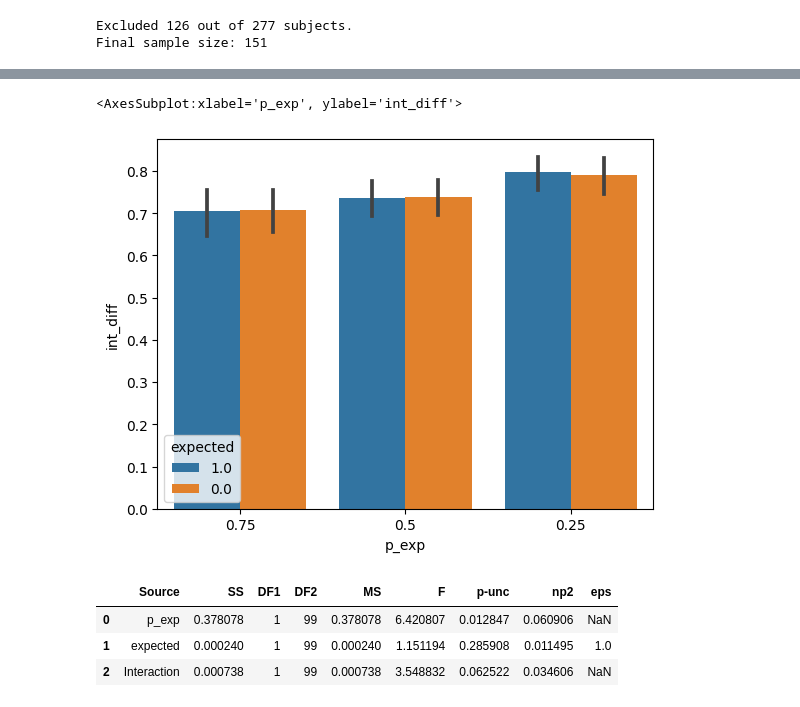
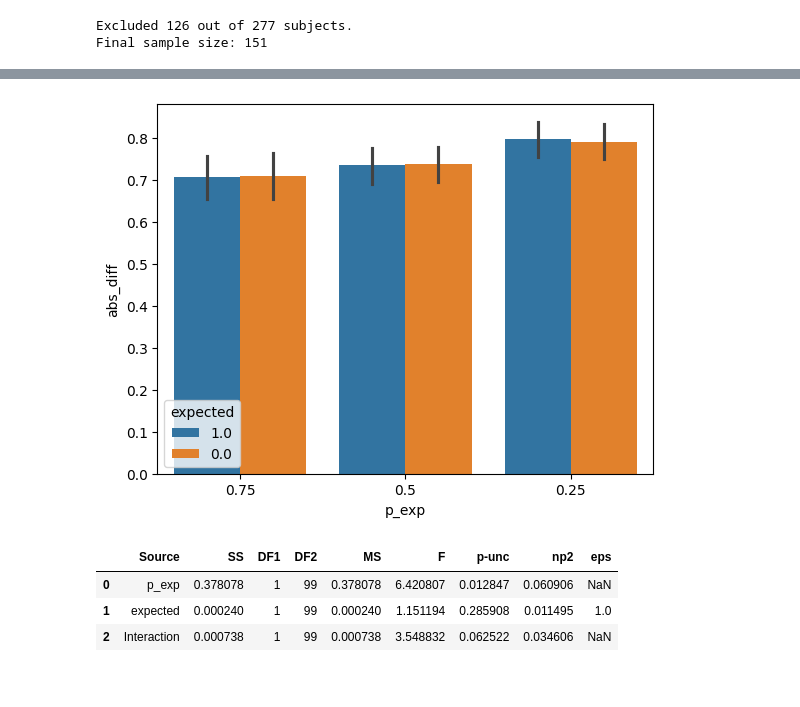
Before and after one commit to GAldegheri/scenecontext-zoom, a Jupyter notebook: analysis/ReadData.ipynb, the cells around one changed output, grey strips where cells are left out. Drawn from its saved outputs; the diff is of its cells as text; code cells hidden in the pictures.

```diff
--- a/analysis/ReadData.ipynb
+++ b/analysis/ReadData.ipynb
@@ -33,6 +30,8 @@ allsubjdata
 | 53182 | 3.0 | 0.0 | -1.0 | 90.0 | Zoom_Sequences_FixedLight/Scene3_... | Zoom_Sequences_FixedLight/Scene3_... | Zoom_Sequences_FixedLight/Scene3_... | Translate_Views_FixedLight/Scene3... | Translate_Views_FixedLight/Scene3... | -0.925 | ... |
 | 53183 | 10.0 | 0.0 | -1.0 | 30.0 | Zoom_Sequences_FixedLight/Scene10... | Zoom_Sequences_FixedLight/Scene10... | Zoom_Sequences_FixedLight/Scene10... | Translate_Views_FixedLight/Scene1... | Translate_Views_FixedLight/Scene1... | -0.900 | ... |
 53184 rows × 18 columns
+# %%
+allsubjdata['abs_diff'] = allsubjdata['int_diff'].abs()
 # %%
 exclude_subjs = subject_exclusion(allsubjdata)
 allsubjdata_noexcl = allsubjdata.copy()
@@ -44,0 +65,8 @@ Final sample size: 151
+# %%
+median_labels = ['first', 'second']
+allsubjdata['diff_half'] = pd.qcut(
+    allsubjdata['abs_diff'],
+    q=2,
+    labels=median_labels,
+    duplicates='drop'
+)
@@ -45,11 +95,12 @@ Final sample size: 151
 # %%
 # Get mean accuracy per participant, for each experiment
 allsubjdata = compute_dprimes(allsubjdata)
-allsubjdata['int_diff'] = allsubjdata['int_diff'].abs()
 p75data = allsubjdata[allsubjdata['p_exp']==0.75]
 p50data = allsubjdata[allsubjdata['p_exp']==0.5]
 p25data = allsubjdata[allsubjdata['p_exp']==0.25]
-p75means = p75data.groupby(['subject', 'expected']).mean().reset_index()
-p50means = p50data.groupby(['subject', 'expected']).mean().reset_index()
-p25means = p25data.groupby(['subject', 'expected']).mean().reset_index()
-allmeans = allsubjdata.groupby(['subject', 'expected', 'p_exp']).mean().reset_index()
+p75means = p75data.groupby(['subject', 'expected']).mean(numeric_only=True).reset_index()
+p50means = p50data.groupby(['subject', 'expected']).mean(numeric_only=True).reset_index()
+p25means = p25data.groupby(['subject', 'expected']).mean(numeric_only=True).reset_index()
+allmeans = allsubjdata.groupby(['subject', 'expected', 'p_exp']).mean(numeric_only=True).reset_index()
+
+allmeans_byintensity = allsubjdata.groupby(['expected', 'diff_half']).mean(numeric_only=True).reset_index()
@@ -72,8 +165,8 @@ allmeans
 # %%
-sns.barplot(data=allmeans, x='p_exp', order=[0.75, 0.5, 0.25], y='int_diff',
+sns.barplot(data=allmeans, x='p_exp', order=[0.75, 0.5, 0.25], y='abs_diff',
             hue='expected', hue_order=[1.0, 0.0])
+plt.show()
 # %% [output]
-<AxesSubplot:xlabel='p_exp', ylabel='int_diff'>
-[figure, old version]
+[figure, new version]
 # %%
 pg.mixed_anova(data=allmeans[allmeans['p_exp'].isin([0.75, 0.25])], subject='subject', between='p_exp',
```
Also changed, not shown: parts of 69 cells of this notebook, 5 other files.
